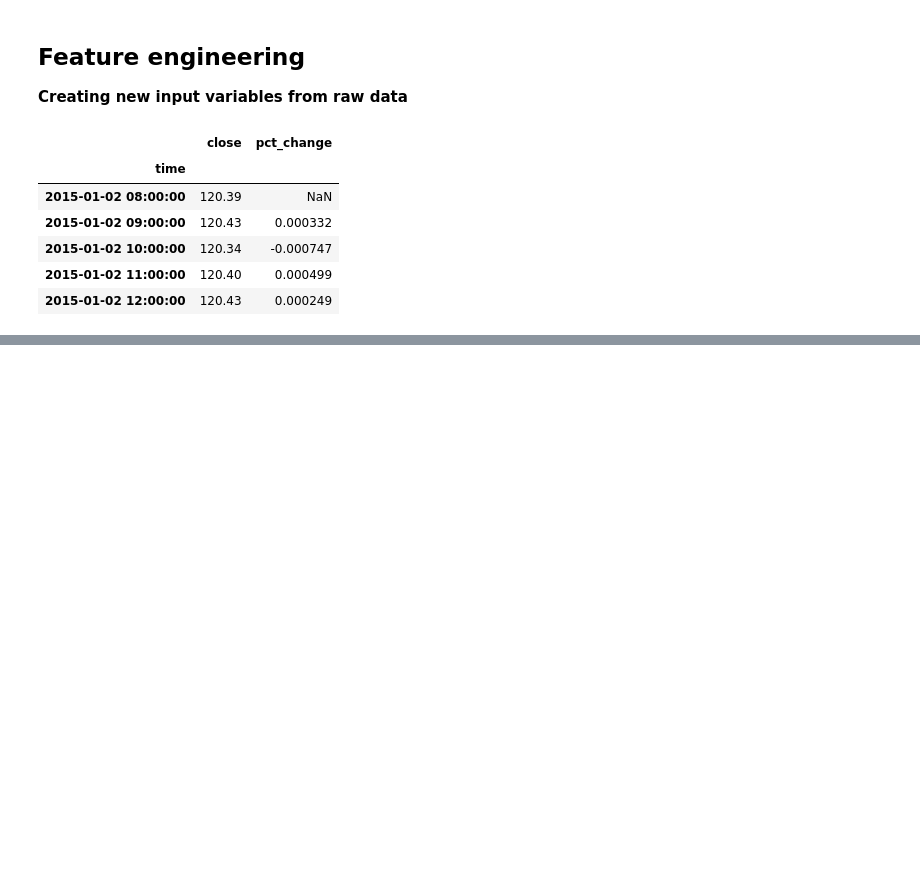
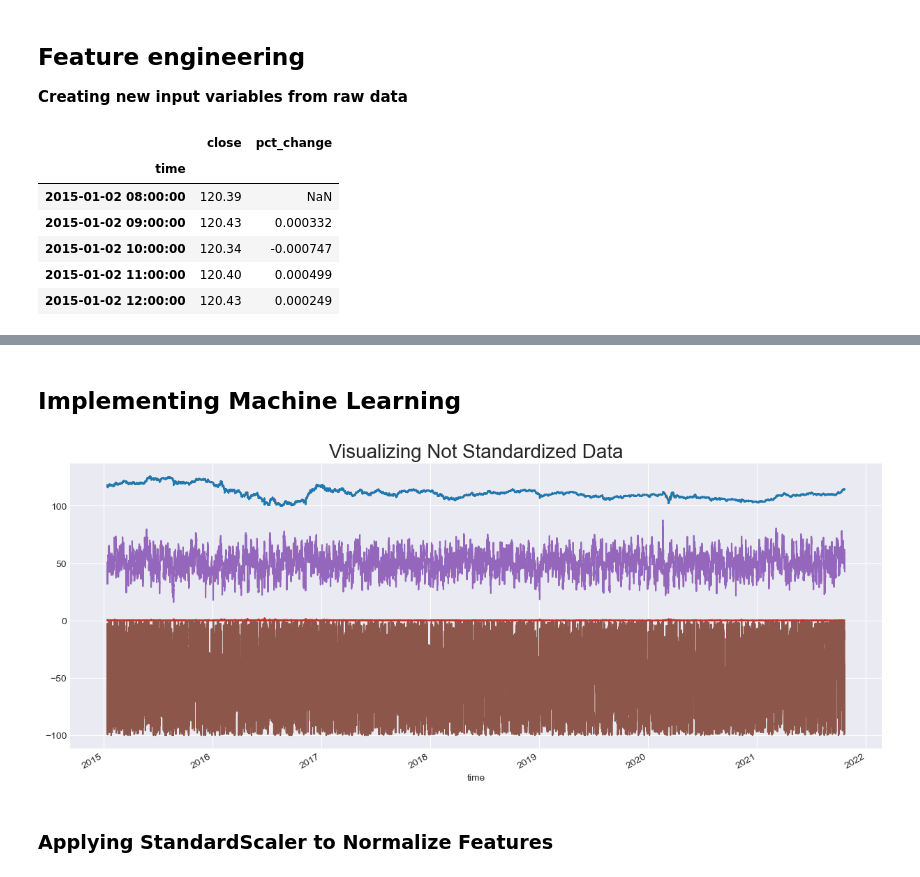
Before and after one commit to YarosInter/Time-Series-LSTM-Neural-Network, a Jupyter notebook: Classifier_LSTM_Neural_Network.ipynb, the cells around one changed output, grey strips where cells are left out. Drawn from its saved outputs; the diff is of its cells as text; code cells hidden in the pictures; blank space fills up the shorter version.

```diff
--- a/Classifier_LSTM_Neural_Network.ipynb
+++ b/Classifier_LSTM_Neural_Network.ipynb
@@ -92,0 +93,6 @@ df_copy2.head()
+# %%
+# Using the custome function "add_shifted_columns" 5 new columns are added with shifted values from close column
+# Check the docstring of the "add_shifted_columns" function from the data.py file
+df_copy2 = data.add_shifted_columns(df_copy2, 5, "close")
+df_copy2.dropna(inplace=True)
+df_copy2.head()
@@ -92,0 +107,20 @@ df_copy2.head()
+# %% [markdown]
+## Implementing Machine Learning
+# %%
+# Splitting the data into features and labels for the ML model using the custom function "split_data" from data.py file
+X = df_copy2.iloc[:,2:]
+y = df_copy2["pct_change"]
+
+# Data si splitted in training, validation and test datasets
+X_train, y_train, X_temp, y_temp = data.split_data(X, y, 70)
+X_val, y_val, X_test, y_test = data.split_data(X_temp, y_temp, 50)
+# %%
+# Plotting features before standardization to visualize their unequal scales
+X_train.plot(figsize=(15, 6))
+plt.legend().set_visible(False)
+plt.title("Visualizing Not Standardized Data", fontsize=20)
+plt.show()
+# %% [output]
+[figure, added]
+# %% [markdown]
+### Applying StandardScaler to Normalize Features
```
Also changed, not shown: parts of 5 cells of this notebook.
